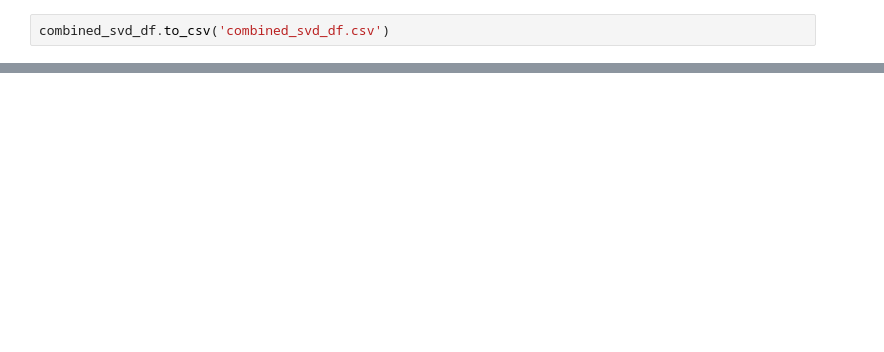
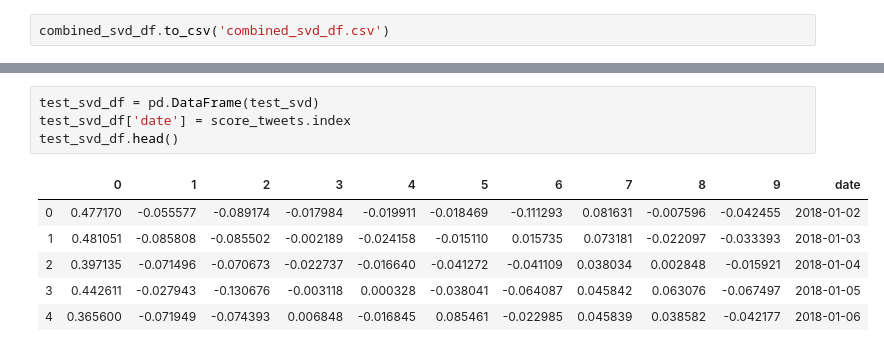
Before and after one commit to QuantCS109/TrumpTweets, a Jupyter notebook: Text Features.ipynb, the cells around one changed output, grey strips where cells are left out. Cells and saved outputs as stored; diff of their text form; blank space fills up the shorter version.

```diff
--- a/Text Features.ipynb
+++ b/Text Features.ipynb
@@ -259,0 +318,11 @@ combined_svd_df.to_csv('combined_svd_df.csv')
+# %%
+test_svd_df = pd.DataFrame(test_svd)
+test_svd_df['date'] = score_tweets.index
+test_svd_df.head()
+# %% [output]
+|  | 0 | 1 | 2 | 3 | 4 | 5 | 6 | 7 | 8 | 9 | date |
+| 0 | 0.477170 | -0.055577 | -0.089174 | -0.017984 | -0.019911 | -0.018469 | -0.111293 | 0.081631 | -0.007596 | -0.042455 | 2018-01-02 |
+| 1 | 0.481051 | -0.085808 | -0.085502 | -0.002189 | -0.024158 | -0.015110 | 0.015735 | 0.073181 | -0.022097 | -0.033393 | 2018-01-03 |
+| 2 | 0.397135 | -0.071496 | -0.070673 | -0.022737 | -0.016640 | -0.041272 | -0.041109 | 0.038034 | 0.002848 | -0.015921 | 2018-01-04 |
+| 3 | 0.442611 | -0.027943 | -0.130676 | -0.003118 | 0.000328 | -0.038041 | -0.064087 | 0.045842 | 0.063076 | -0.067497 | 2018-01-05 |
+| 4 | 0.365600 | -0.071949 | -0.074393 | 0.006848 | -0.016845 | 0.085461 | -0.022985 | 0.045839 | 0.038582 | -0.042177 | 2018-01-06 |
```
Also changed, not shown: parts of 19 cells of this notebook.
